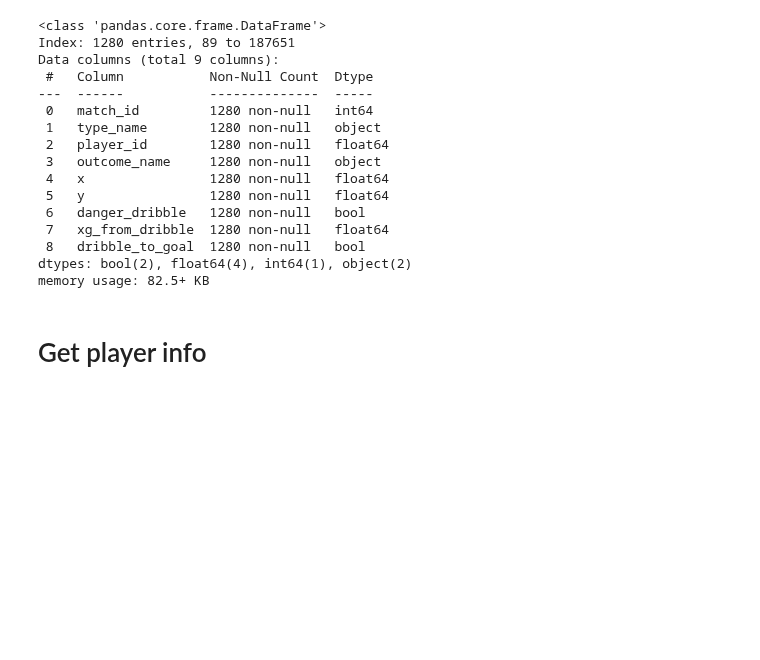
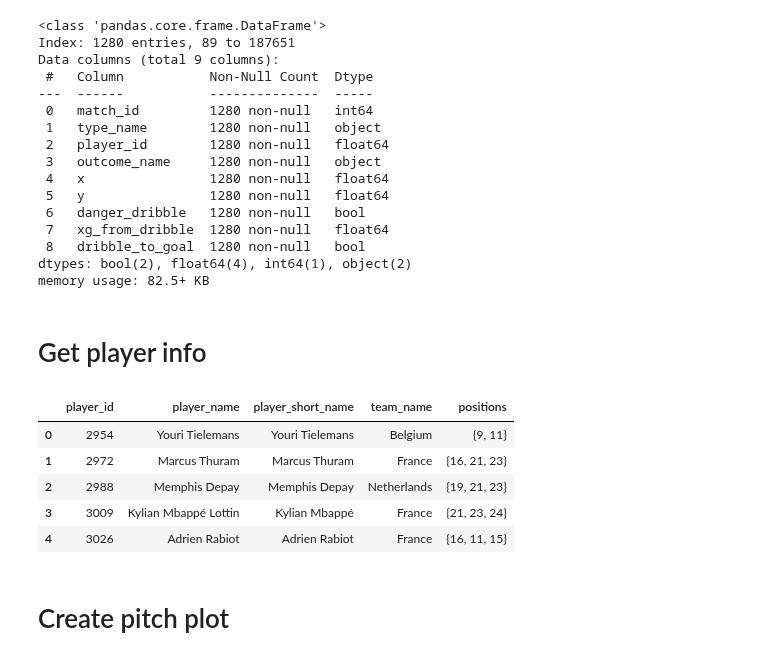
Before and after one commit to MarijnSt/soccermatics-project-1, a Jupyter notebook: notebooks/pitch_plot.ipynb, the cells around one changed output. Drawn from its saved outputs; the diff is of its cells as text; code cells hidden in the pictures; blank space fills up the shorter version.

Commit message:
feat: init pitch plot

```diff
--- a/notebooks/pitch_plot.ipynb
+++ b/notebooks/pitch_plot.ipynb
@@ -62,5 +68,17 @@ Data columns (total 9 columns):
  8   dribble_to_goal  1280 non-null   bool
 dtypes: bool(2), float64(4), int64(1), object(2)
 memory usage: 82.5+ KB
+# %% [markdown]
+# Get player info
+# %%
+df_player_info = get_player_info(match_ids)
+df_player_info.head()
+# %% [output]
+|  | player_id | player_name | player_short_name | team_name | positions |
+| 0 | 2954 | Youri Tielemans | Youri Tielemans | Belgium | {9, 11} |
+| 1 | 2972 | Marcus Thuram | Marcus Thuram | France | {16, 21, 23} |
+| 2 | 2988 | Memphis Depay | Memphis Depay | Netherlands | {19, 21, 23} |
+| 3 | 3009 | Kylian Mbappé Lottin | Kylian Mbappé | France | {21, 23, 24} |
+| 4 | 3026 | Adrien Rabiot | Adrien Rabiot | France | {16, 11, 15} |
 # %% [markdown]
-# Get player info
+# Create pitch plot
```
Also changed, not shown: parts of 2 cells of this notebook, 3 other files.
